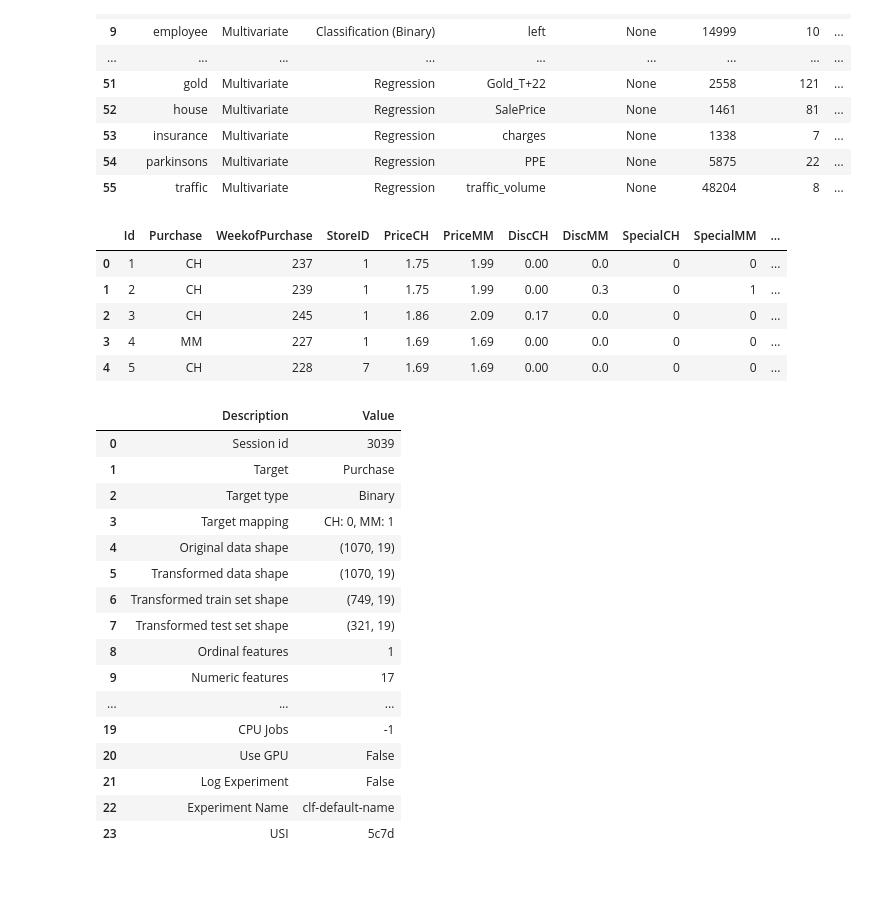
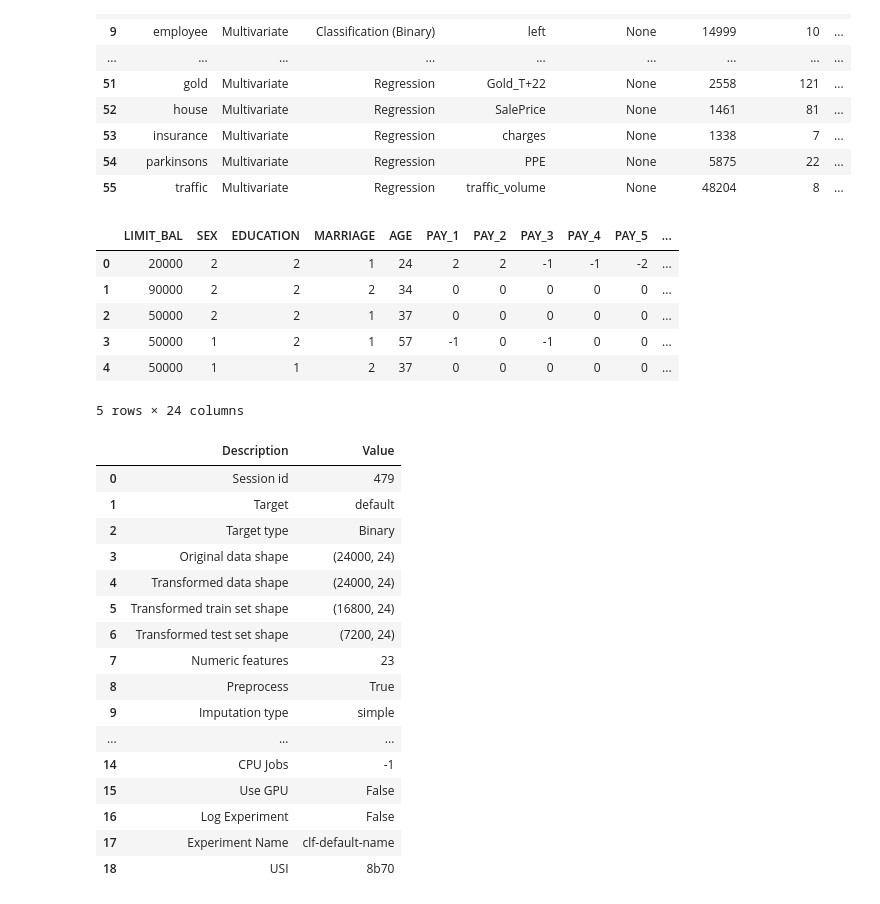
Before and after one commit to coen2812023/Classification, a Jupyter notebook: pycaret_3_0_rc.ipynb, the cells around one changed output. Cells and saved outputs as stored; diff of their text form; code cells hidden in the pictures.

```diff
--- a/pycaret_3_0_rc.ipynb
+++ b/pycaret_3_0_rc.ipynb
@@ -25,35 +43,36 @@ index = get_data('index')
 | 55 | traffic | Multivariate | Regression | traffic_volume | None | 48204 | 8 | ... |
 # %%
 # from pycaret.datasets import get_data
-data = get_data('juice')
+data = get_data('credit')
 # %% [output]
-|  | Id | Purchase | WeekofPurchase | StoreID | PriceCH | PriceMM | DiscCH | DiscMM | SpecialCH | SpecialMM | ... |
-| 0 | 1 | CH | 237 | 1 | 1.75 | 1.99 | 0.00 | 0.0 | 0 | 0 | ... |
-| 1 | 2 | CH | 239 | 1 | 1.75 | 1.99 | 0.00 | 0.3 | 0 | 1 | ... |
-| 2 | 3 | CH | 245 | 1 | 1.86 | 2.09 | 0.17 | 0.0 | 0 | 0 | ... |
-| 3 | 4 | MM | 227 | 1 | 1.69 | 1.69 | 0.00 | 0.0 | 0 | 0 | ... |
-| 4 | 5 | CH | 228 | 7 | 1.69 | 1.69 | 0.00 | 0.0 | 0 | 0 | ... |
+|  | LIMIT_BAL | SEX | EDUCATION | MARRIAGE | AGE | PAY_1 | PAY_2 | PAY_3 | PAY_4 | PAY_5 | ... |
+| 0 | 20000 | 2 | 2 | 1 | 24 | 2 | 2 | -1 | -1 | -2 | ... |
+| 1 | 90000 | 2 | 2 | 2 | 34 | 0 | 0 | 0 | 0 | 0 | ... |
+| 2 | 50000 | 2 | 2 | 1 | 37 | 0 | 0 | 0 | 0 | 0 | ... |
+| 3 | 50000 | 1 | 2 | 1 | 57 | -1 | 0 | -1 | 0 | 0 | ... |
+| 4 | 50000 | 1 | 1 | 2 | 37 | 0 | 0 | 0 | 0 | 0 | ... |
+5 rows × 24 columns
 # %%
 from pycaret.classification import *
-s = setup(data, target = 'Purchase')
+s = setup(data, target = 'default')
 # %% [output]
 |  | Description | Value |
-| 0 | Session id | 3039 |
-| 1 | Target | Purchase |
+| 0 | Session id | 479 |
+| 1 | Target | default |
 | 2 | Target type | Binary |
-| 3 | Target mapping | CH: 0, MM: 1 |
-| 4 | Original data shape | (1070, 19) |
-| 5 | Transformed data shape | (1070, 19) |
-| 6 | Transformed train set shape | (749, 19) |
-| 7 | Transformed test set shape | (321, 19) |
-| 8 | Ordinal features | 1 |
-| 9 | Numeric features | 17 |
+| 3 | Original data shape | (24000, 24) |
+| 4 | Transformed data shape | (24000, 24) |
+| 5 | Transformed train set shape | (16800, 24) |
+| 6 | Transformed test set shape | (7200, 24) |
+| 7 | Numeric features | 23 |
+| 8 | Preprocess | True |
+| 9 | Imputation type | simple |
 | ... | ... | ... |
-| 19 | CPU Jobs | -1 |
-| 20 | Use GPU | False |
-| 21 | Log Experiment | False |
-| 22 | Experiment Name | clf-default-name |
-| 23 | USI | 5c7d |
+| 14 | CPU Jobs | -1 |
+| 15 | Use GPU | False |
+| 16 | Log Experiment | False |
+| 17 | Experiment Name | clf-default-name |
+| 18 | USI | 8b70 |
 # %%
 best = compare_models()
 # %% [output]
```
Also changed, not shown: parts of 10 cells of this notebook.
